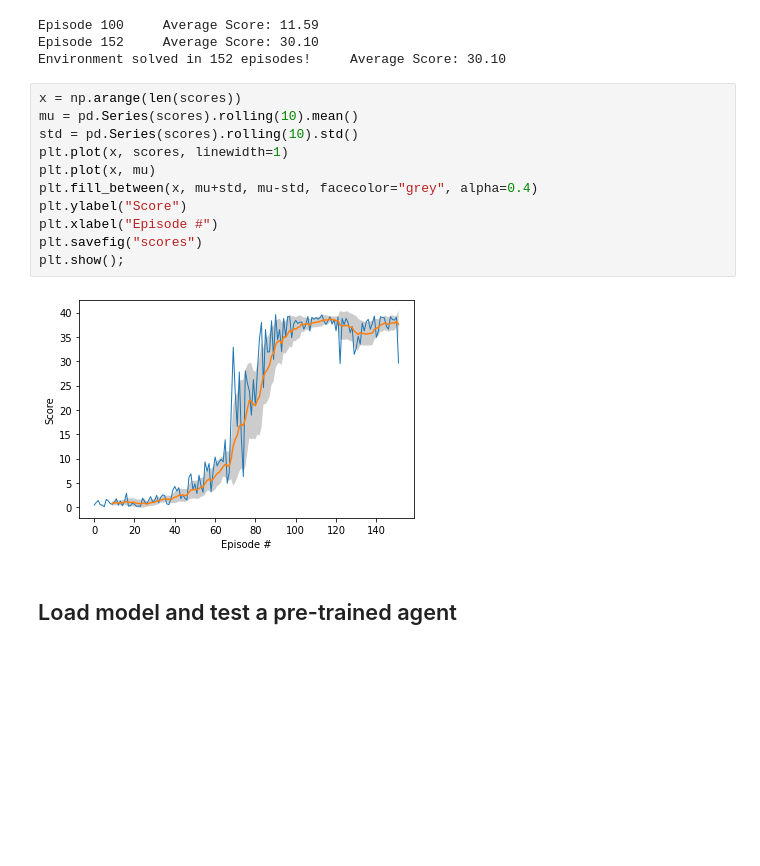
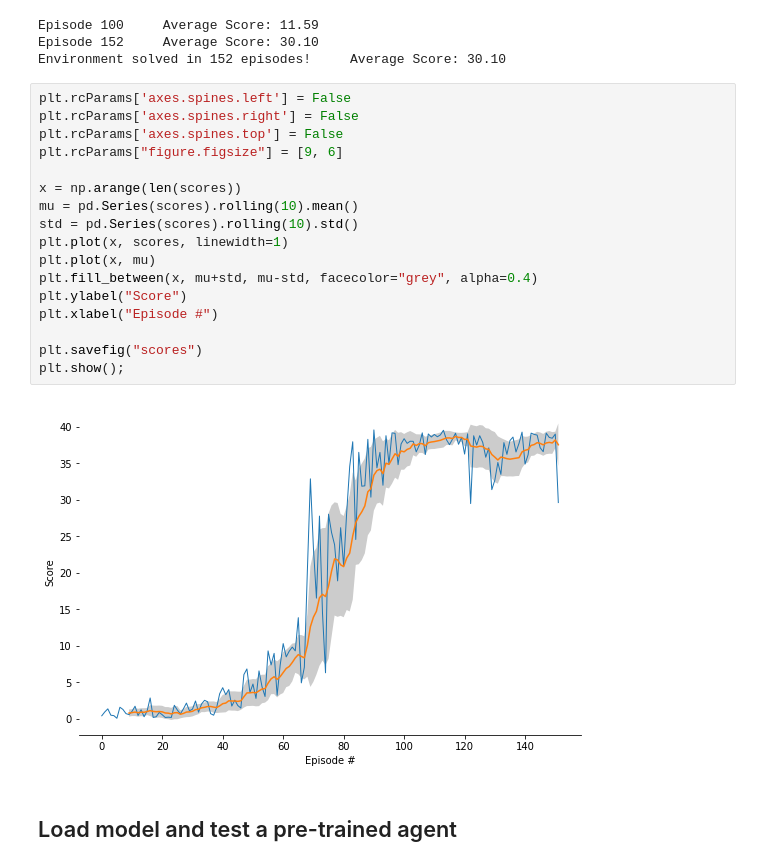
Before and after one commit to ShokuninSan/drlnd-p2, a Jupyter notebook: notebooks/Continuous_Control.ipynb, the cells around one changed output. Cells and saved outputs as stored; diff of their text form; blank space fills up the shorter version.

Commit message:
Updated score plot.

```diff
--- a/notebooks/Continuous_Control.ipynb
+++ b/notebooks/Continuous_Control.ipynb
@@ -73,18 +73,24 @@ Episode 100     Average Score: 11.59
 Episode 152     Average Score: 30.10
 Environment solved in 152 episodes!     Average Score: 30.10
 # %%
+plt.rcParams['axes.spines.left'] = False
+plt.rcParams['axes.spines.right'] = False
+plt.rcParams['axes.spines.top'] = False
+plt.rcParams["figure.figsize"] = [9, 6]
+
 x = np.arange(len(scores))
 mu = pd.Series(scores).rolling(10).mean()
 std = pd.Series(scores).rolling(10).std()
 plt.plot(x, scores, linewidth=1)
 plt.plot(x, mu)
 plt.fill_between(x, mu+std, mu-std, facecolor="grey", alpha=0.4)
 plt.ylabel("Score")
 plt.xlabel("Episode #")
+
 plt.savefig("scores")
 plt.show();
 # %% [output]
-[figure, old version]
+[figure, new version]
 # %% [markdown]
 ## Load model and test a pre-trained agent
 # %%
```
Also changed, not shown: 1 other file.
